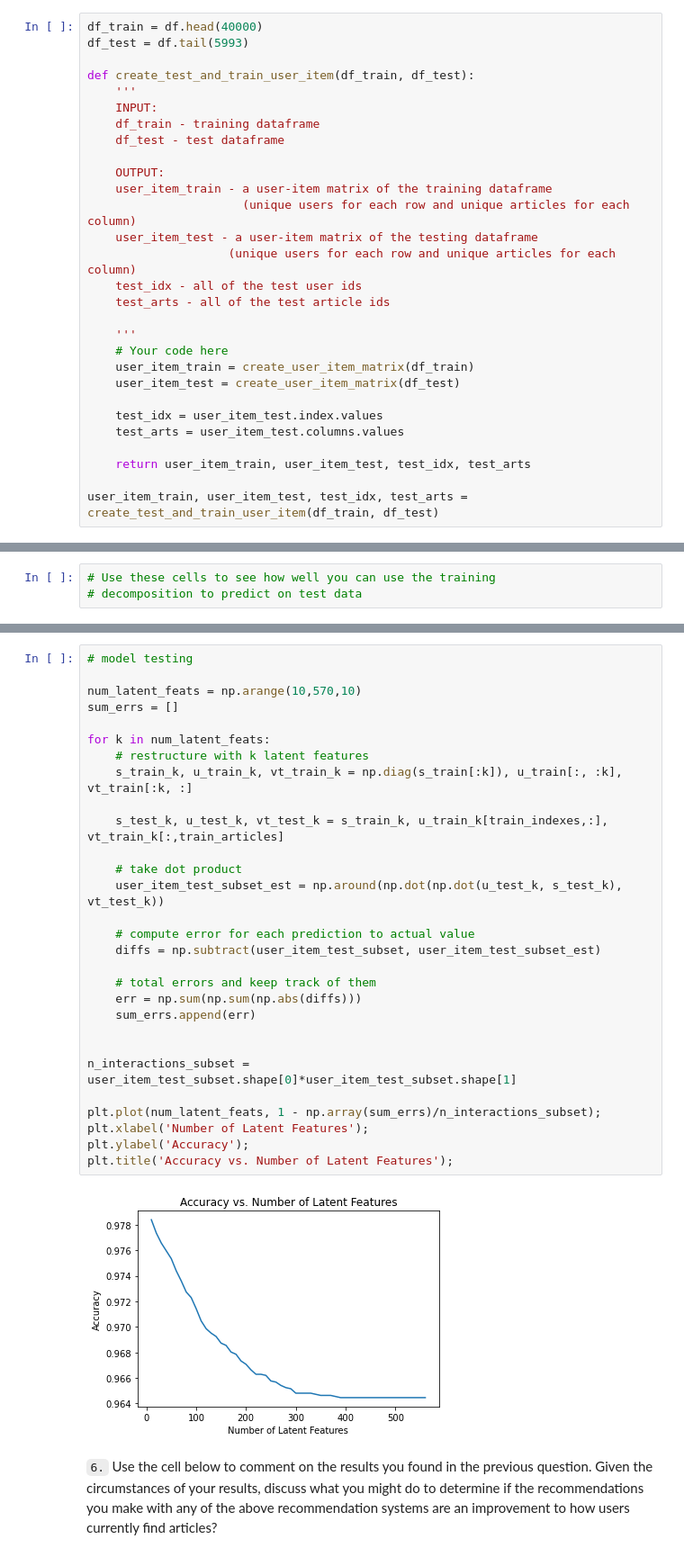
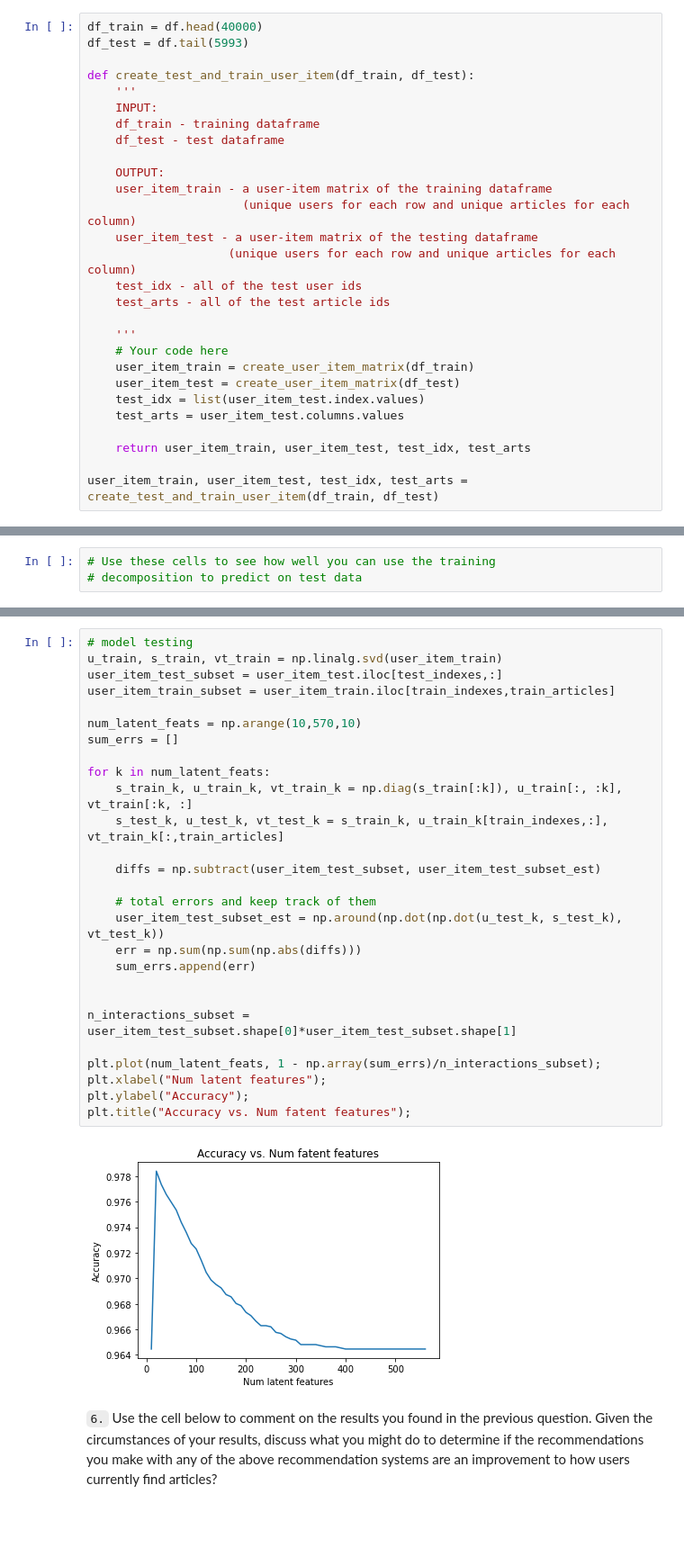
Before and after one commit to Djung4/udacityproject3, a Jupyter notebook: Recommendations_with_IBM.ipynb, the cells around one changed output, grey strips where cells are left out. Shown: that part at 90% size. Saved outputs shown, nothing was run; the diff lists cells and outputs as text; blank space fills up the shorter version.

```diff
--- a/Recommendations_with_IBM.ipynb
+++ b/Recommendations_with_IBM.ipynb
@@ -730,8 +744,7 @@ def create_test_and_train_user_item(df_train, df_test):
     # Your code here
     user_item_train = create_user_item_matrix(df_train)
     user_item_test = create_user_item_matrix(df_test)
-
-    test_idx = user_item_test.index.values
+    test_idx = list(user_item_test.index.values)
     test_arts = user_item_test.columns.values
 
     return user_item_train, user_item_test, test_idx, test_arts
@@ -803,34 +808,32 @@ user_item_train_subset = user_item_train.iloc[train_indexes,train_articles]
 # %%
 # model testing
+u_train, s_train, vt_train = np.linalg.svd(user_item_train)
+user_item_test_subset = user_item_test.iloc[test_indexes,:]
+user_item_train_subset = user_item_train.iloc[train_indexes,train_articles]
 
 num_latent_feats = np.arange(10,570,10)
 sum_errs = []
 
 for k in num_latent_feats:
-    # restructure with k latent features
     s_train_k, u_train_k, vt_train_k = np.diag(s_train[:k]), u_train[:, :k], vt_train[:k, :]
-
     s_test_k, u_test_k, vt_test_k = s_train_k, u_train_k[train_indexes,:], vt_train_k[:,train_articles]
 
-    # take dot product
-    user_item_test_subset_est = np.around(np.dot(np.dot(u_test_k, s_test_k), vt_test_k))
-
-    # compute error for each prediction to actual value
     diffs = np.subtract(user_item_test_subset, user_item_test_subset_est)
 
     # total errors and keep track of them
+    user_item_test_subset_est = np.around(np.dot(np.dot(u_test_k, s_test_k), vt_test_k))
     err = np.sum(np.sum(np.abs(diffs)))
     sum_errs.append(err)
 
 
 n_interactions_subset = user_item_test_subset.shape[0]*user_item_test_subset.shape[1]
 
 plt.plot(num_latent_feats, 1 - np.array(sum_errs)/n_interactions_subset);
-plt.xlabel('Number of Latent Features');
-plt.ylabel('Accuracy');
-plt.title('Accuracy vs. Number of Latent Features');
+plt.xlabel("Num latent features");
+plt.ylabel("Accuracy");
+plt.title("Accuracy vs. Num fatent features");
 # %% [output]
-[figure, old version]
+[figure, new version]
 # %% [markdown]
 `6.` Use the cell below to comment on the results you found in the previous question. Given the circumstances of your results, discuss what you might do to determine if the recommendations you make with any of the above recommendation systems are an improvement to how users currently find articles?
 # %% [markdown]
```
Also changed, not shown: parts of 17 cells of this notebook.
